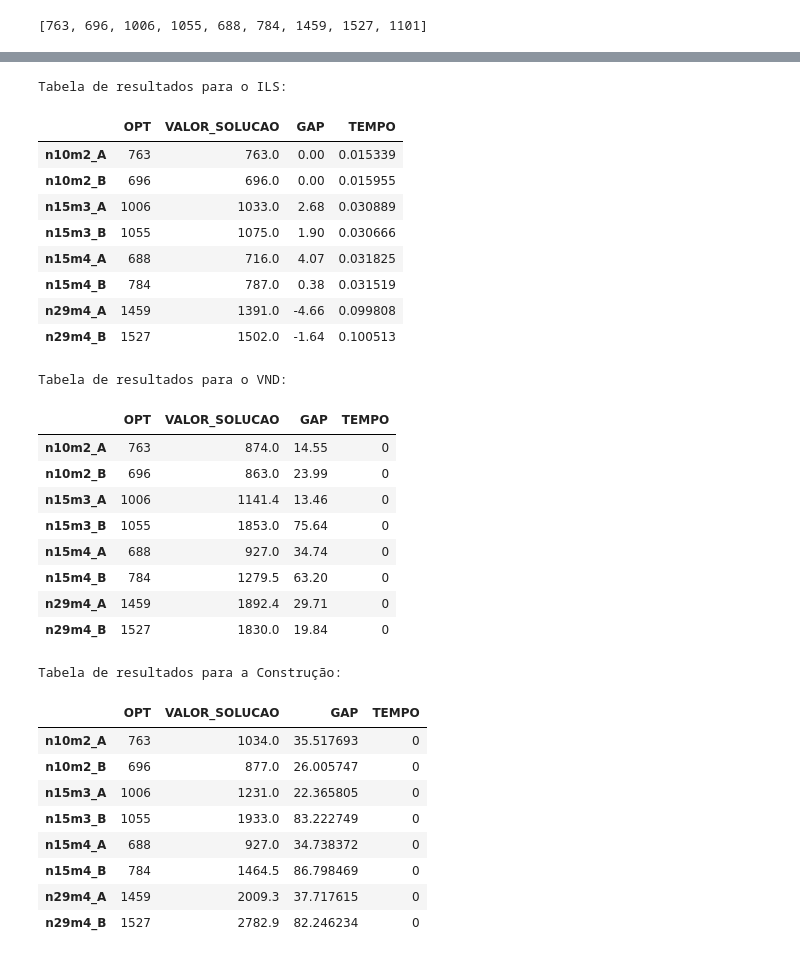
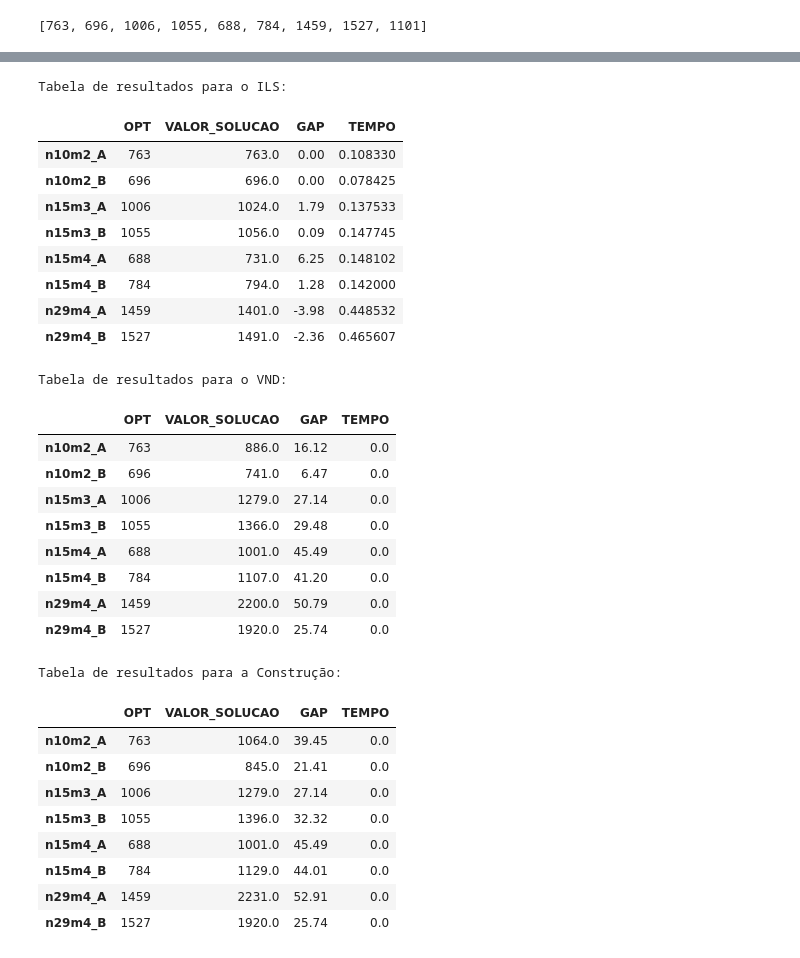
Before and after one commit to Guilherme-iram/projeto_APA, a Jupyter notebook: estatistica_resultados.ipynb, the cells around one changed output, grey strips where cells are left out. Saved outputs shown, nothing was run; the diff lists cells and outputs as text; code cells hidden in the pictures.

```diff
--- a/estatistica_resultados.ipynb
+++ b/estatistica_resultados.ipynb
@@ -54,7 +54,7 @@ instancias
  'n450m16_A',
  'n500m10_A']
 # %%
-pc_linux = "/home/mikenew/projeto_APA/"
+pc_linux = "" # "/home/mikenew/projeto_APA/"
 
 custos_df = pd.read_csv(pc_linux + "resultados/resultados_custo.csv")
 construcao_df = pd.read_csv(pc_linux + "resultados/resultados_construcao.csv")
@@ -169,14 +169,14 @@ tabela_ils
 # %% [output]
 Tabela de resultados para o ILS:
 |  | OPT | VALOR_SOLUCAO | GAP | TEMPO |
-| n10m2_A | 763 | 763.0 | 0.00 | 0.015339 |
-| n10m2_B | 696 | 696.0 | 0.00 | 0.015955 |
-| n15m3_A | 1006 | 1033.0 | 2.68 | 0.030889 |
-| n15m3_B | 1055 | 1075.0 | 1.90 | 0.030666 |
-| n15m4_A | 688 | 716.0 | 4.07 | 0.031825 |
-| n15m4_B | 784 | 787.0 | 0.38 | 0.031519 |
-| n29m4_A | 1459 | 1391.0 | -4.66 | 0.099808 |
-| n29m4_B | 1527 | 1502.0 | -1.64 | 0.100513 |
+| n10m2_A | 763 | 763.0 | 0.00 | 0.108330 |
+| n10m2_B | 696 | 696.0 | 0.00 | 0.078425 |
+| n15m3_A | 1006 | 1024.0 | 1.79 | 0.137533 |
+| n15m3_B | 1055 | 1056.0 | 0.09 | 0.147745 |
+| n15m4_A | 688 | 731.0 | 6.25 | 0.148102 |
+| n15m4_B | 784 | 794.0 | 1.28 | 0.142000 |
+| n29m4_A | 1459 | 1401.0 | -3.98 | 0.448532 |
+| n29m4_B | 1527 | 1491.0 | -2.36 | 0.465607 |
 # %%
 dict_vnd = {"OPT": [], "VALOR_SOLUCAO":[], "GAP": [], "TEMPO": []}
 
@@ -204,46 +204,46 @@ tabela_vnd
 # %% [output]
 Tabela de resultados para o VND:
 |  | OPT | VALOR_SOLUCAO | GAP | TEMPO |
-| n10m2_A | 763 | 874.0 | 14.55 | 0 |
-| n10m2_B | 696 | 863.0 | 23.99 | 0 |
-| n15m3_A | 1006 | 1141.4 | 13.46 | 0 |
-| n15m3_B | 1055 | 1853.0 | 75.64 | 0 |
-| n15m4_A | 688 | 927.0 | 34.74 | 0 |
-| n15m4_B | 784 | 1279.5 | 63.20 | 0 |
-| n29m4_A | 1459 | 1892.4 | 29.71 | 0 |
-| n29m4_B | 1527 | 1830.0 | 19.84 | 0 |
+| n10m2_A | 763 | 886.0 | 16.12 | 0.0 |
+| n10m2_B | 696 | 741.0 | 6.47 | 0.0 |
+| n15m3_A | 1006 | 1279.0 | 27.14 | 0.0 |
+| n15m3_B | 1055 | 1366.0 | 29.48 | 0.0 |
+| n15m4_A | 688 | 1001.0 | 45.49 | 0.0 |
+| n15m4_B | 784 | 1107.0 | 41.20 | 0.0 |
+| n29m4_A | 1459 | 2200.0 | 50.79 | 0.0 |
+| n29m4_B | 1527 | 1920.0 | 25.74 | 0.0 |
 # %%
 dict_construcao = {"OPT": [], "VALOR_SOLUCAO":[], "GAP": [], "TEMPO": []}
 
 i = 0
 
 for k, v in construcao_df.iloc[best_i, 3:].items():
     dict_construcao["OPT"].append(lista_otimos[i])
     dict_construcao["VALOR_SOLUCAO"].append(v)
     dict_construcao["GAP"].append(calcula_gap(lista_otimos[i], v))
-    dict_vnd["GAP"] = [round(float(x), 2) for x in dict_vnd["GAP"]]
+    dict_construcao["GAP"] = [round(float(x), 2) for x in dict_construcao["GAP"]]
     dict_construcao["TEMPO"].append(tempos_construcao_df.iloc[best_i, 3 + i])
 
     for j in range(0, len(dict_construcao["TEMPO"])):
         if dict_construcao["TEMPO"][j] > 1000:
             dict_construcao["TEMPO"][j] = 0
 
     i += 1
 
     if i == len_lista_otimos - 1:
         break
 
 print("\nTabela de resultados para a Construção:")
 tabela_construcao = pd.DataFrame(dict_construcao, index=custos_df.columns[3: len_lista_otimos - 1 + 3])
 tabela_construcao
 # %% [output]
 Tabela de resultados para a Construção:
 |  | OPT | VALOR_SOLUCAO | GAP | TEMPO |
-| n10m2_A | 763 | 1034.0 | 35.517693 | 0 |
-| n10m2_B | 696 | 877.0 | 26.005747 | 0 |
-| n15m3_A | 1006 | 1231.0 | 22.365805 | 0 |
-| n15m3_B | 1055 | 1933.0 | 83.222749 | 0 |
-| n15m4_A | 688 | 927.0 | 34.738372 | 0 |
-| n15m4_B | 784 | 1464.5 | 86.798469 | 0 |
-| n29m4_A | 1459 | 2009.3 | 37.717615 | 0 |
-| n29m4_B | 1527 | 2782.9 | 82.246234 | 0 |
+| n10m2_A | 763 | 1064.0 | 39.45 | 0.0 |
+| n10m2_B | 696 | 845.0 | 21.41 | 0.0 |
+| n15m3_A | 1006 | 1279.0 | 27.14 | 0.0 |
+| n15m3_B | 1055 | 1396.0 | 32.32 | 0.0 |
+| n15m4_A | 688 | 1001.0 | 45.49 | 0.0 |
+| n15m4_B | 784 | 1129.0 | 44.01 | 0.0 |
+| n29m4_A | 1459 | 2231.0 | 52.91 | 0.0 |
+| n29m4_B | 1527 | 1920.0 | 25.74 | 0.0 |
```
Also changed, not shown: parts of 3 cells of this notebook, 9 other files.
